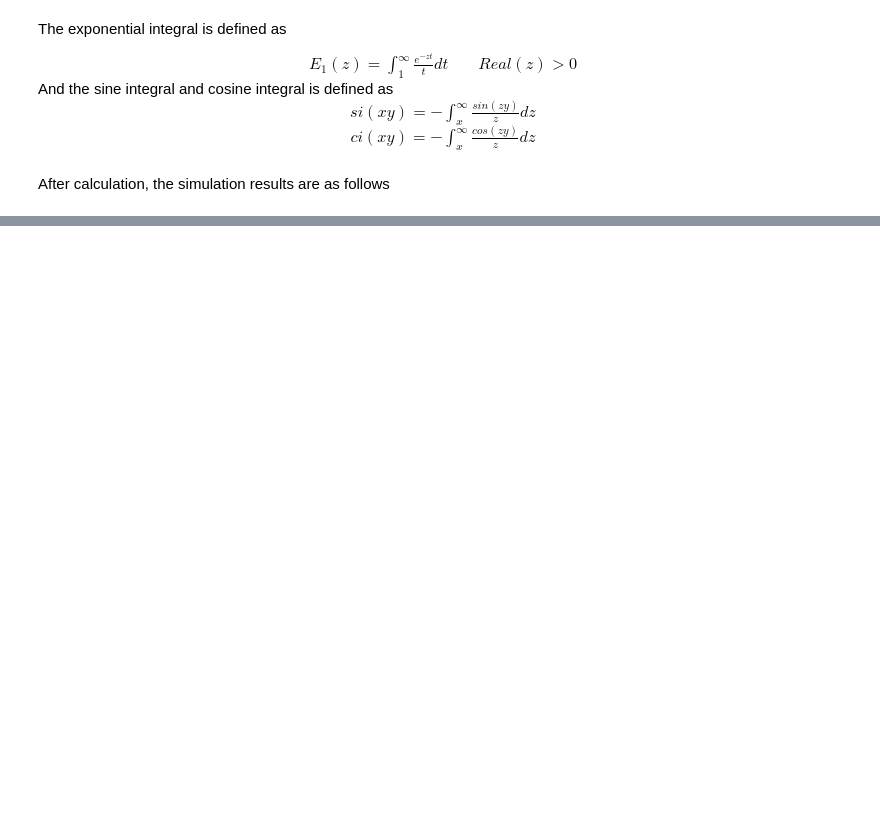
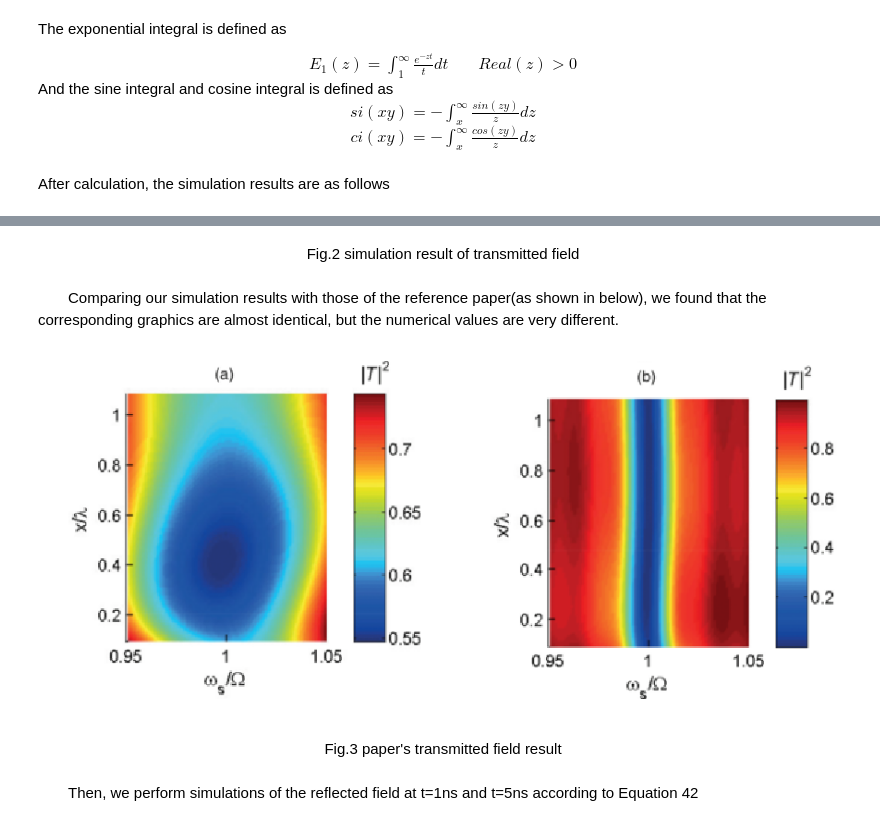
Before and after one commit to seaotter112/Single-photon-scattering-on-a-qubit, a Jupyter notebook: 專題報告.ipynb, the cells around one changed output, grey strips where cells are left out. Saved outputs shown, nothing was run; the diff lists cells and outputs as text; code cells hidden in the pictures; blank space fills up the shorter version.

```diff
--- a/專題報告.ipynb
+++ b/專題報告.ipynb
@@ -156,0 +175,23 @@ plt.show()
+# %% [markdown]
+<div align='center'>  Fig.2 simulation result of transmitted field </div>
+# %% [markdown]
+&emsp;&emsp;Comparing our simulation results with those of the reference paper(as shown in below), we found that the corresponding graphics are almost identical, but the numerical values are very different.
+# %%
+#Show images from paper
+response = requests.get("https://journals.aps.org/pra/article/10.1103/PhysRevA.107.013519/figures/2/medium")
+img = Image.open(BytesIO(response.content))
+fig2_a = img.crop((0, 0, 261, 250))
+fig2_b = img.crop((0, 250, 261, 500))
+plt.figure(figsize=(15,7.5))
+plt.subplot(1,2,1)
+plt.imshow(fig2_a);
+plt.axis('off');
+plt.subplot(1,2,2)
+plt.imshow(fig2_b);
+plt.axis('off');
+# %% [output]
+[figure, added]
+# %% [markdown]
+<div align='center'>  Fig.3 paper's transmitted field result </div>
+# %% [markdown]
+&emsp;&emsp;Then, we perform simulations of the reflected field at t=1ns and t=5ns according to Equation 42
```
Also changed, not shown: parts of 58 cells of this notebook.
